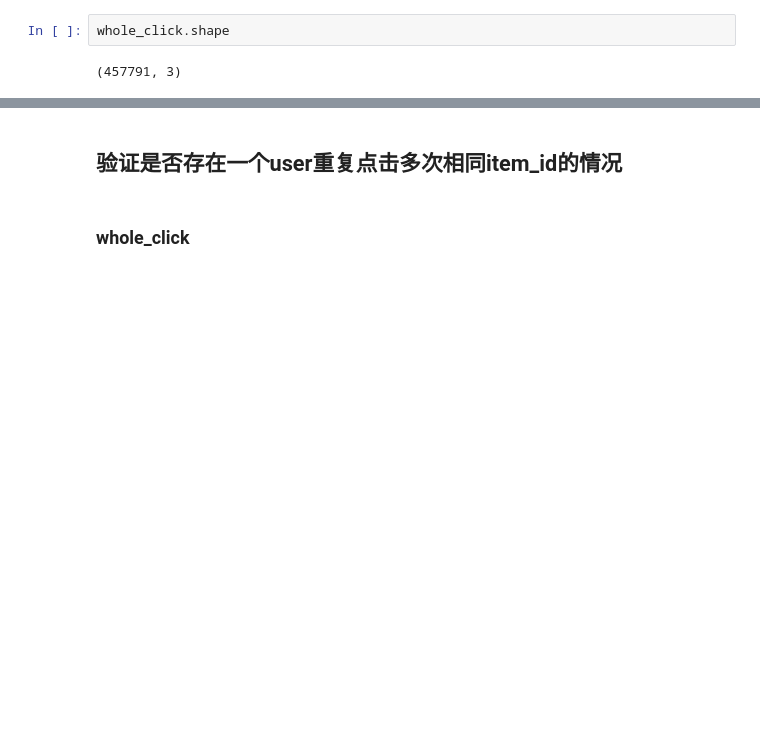
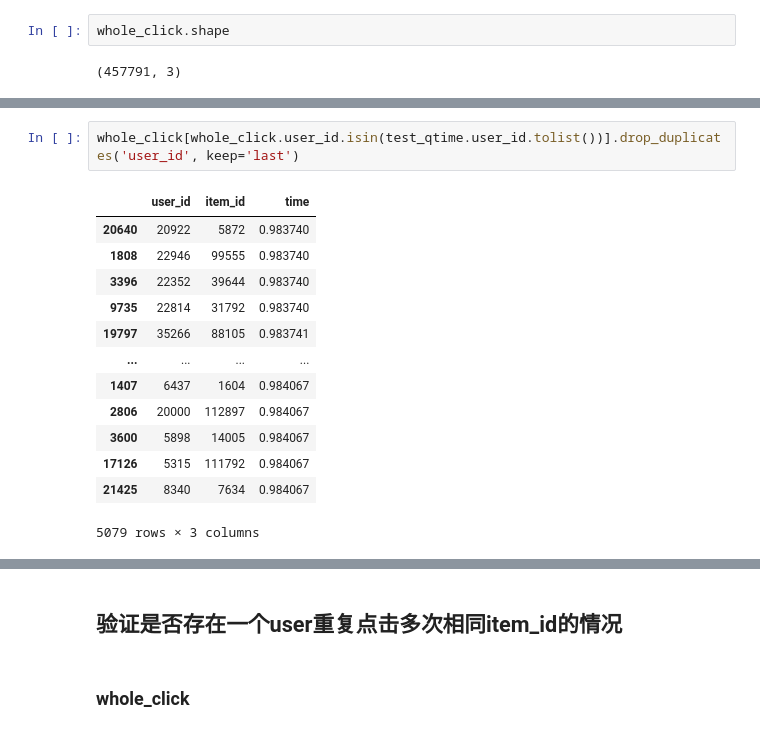
Before and after one commit to mayi140611/mayiapps, a Jupyter notebook: c6_Modern_E_Commerce_Platform_Debiasing/0EDA.ipynb, the cells around one changed output, grey strips where cells are left out. Cells and saved outputs as stored; diff of their text form; blank space fills up the shorter version.

```diff
--- a/c6_Modern_E_Commerce_Platform_Debiasing/0EDA.ipynb
+++ b/c6_Modern_E_Commerce_Platform_Debiasing/0EDA.ipynb
@@ -489,0 +506,16 @@ whole_click.shape
+# %%
+whole_click[whole_click.user_id.isin(test_qtime.user_id.tolist())].drop_duplicates('user_id', keep='last')
+# %% [output]
+|  | user_id | item_id | time |
+| 20640 | 20922 | 5872 | 0.983740 |
+| 1808 | 22946 | 99555 | 0.983740 |
+| 3396 | 22352 | 39644 | 0.983740 |
+| 9735 | 22814 | 31792 | 0.983740 |
+| 19797 | 35266 | 88105 | 0.983741 |
+| ... | ... | ... | ... |
+| 1407 | 6437 | 1604 | 0.984067 |
+| 2806 | 20000 | 112897 | 0.984067 |
+| 3600 | 5898 | 14005 | 0.984067 |
+| 17126 | 5315 | 111792 | 0.984067 |
+| 21425 | 8340 | 7634 | 0.984067 |
+5079 rows × 3 columns
```
Also changed, not shown: parts of 4 cells of this notebook, 1 other file.
